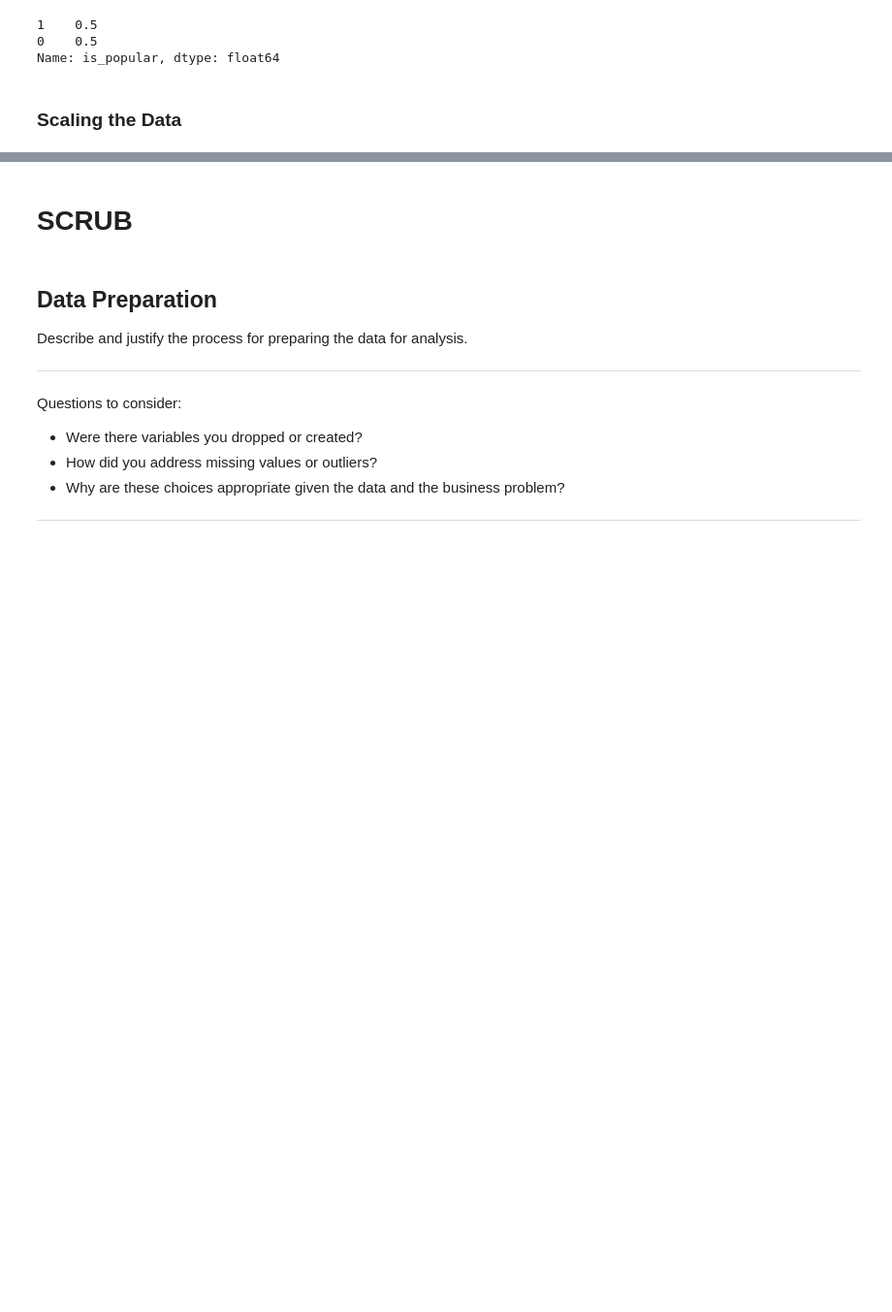
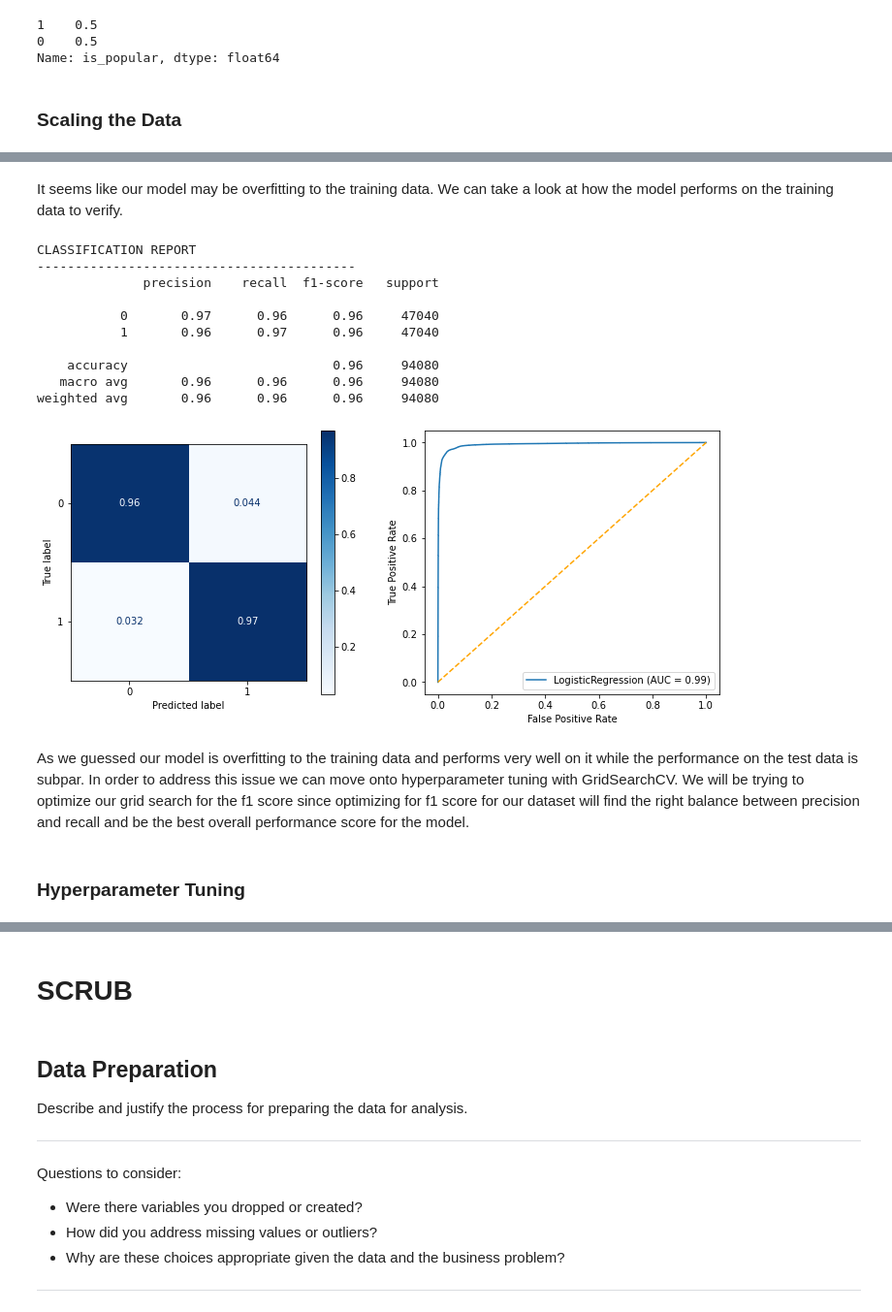
Before and after one commit to ebtezcan/Spotify-Song-Popularity-Prediction, a Jupyter notebook: index_OSEMN_plus_mvp.ipynb, the cells around one changed output, grey strips where cells are left out. Shown: that part at 97% size. Saved outputs shown, nothing was run; the diff lists cells and outputs as text; code cells hidden in the pictures; blank space fills up the shorter version.

```diff
--- a/index_OSEMN_plus_mvp.ipynb
+++ b/index_OSEMN_plus_mvp.ipynb
@@ -810,0 +831,22 @@ from sklearn.model_selection import GridSearchCV
+# %% [markdown]
+It seems like our model may be overfitting to the training data. We can take a look at how the model performs on the training data to verify.
+# %%
+#Evaluating the model performance for the training data
+y_pred = clf.predict(X_train_sm_sc)
+classification(y_train_sm, y_pred, X_train_sm_sc, clf)
+# %% [output]
+CLASSIFICATION REPORT
+------------------------------------------
+              precision    recall  f1-score   support
+
+           0       0.97      0.96      0.96     47040
+           1       0.96      0.97      0.96     47040
+
+    accuracy                           0.96     94080
+   macro avg       0.96      0.96      0.96     94080
+weighted avg       0.96      0.96      0.96     94080
+[figure, added]
+# %% [markdown]
+As we guessed our model is overfitting to the training data and performs very well on it while the performance on the test data is subpar. In order to address this issue we can move onto hyperparameter tuning with GridSearchCV. We will be trying to optimize our grid search for the f1 score since optimizing for f1 score for our dataset will find the right balance between precision and recall and be the best overall performance score for the model.
+# %% [markdown]
+### Hyperparameter Tuning
```
Also changed, not shown: parts of 26 cells of this notebook, 1 other file.
